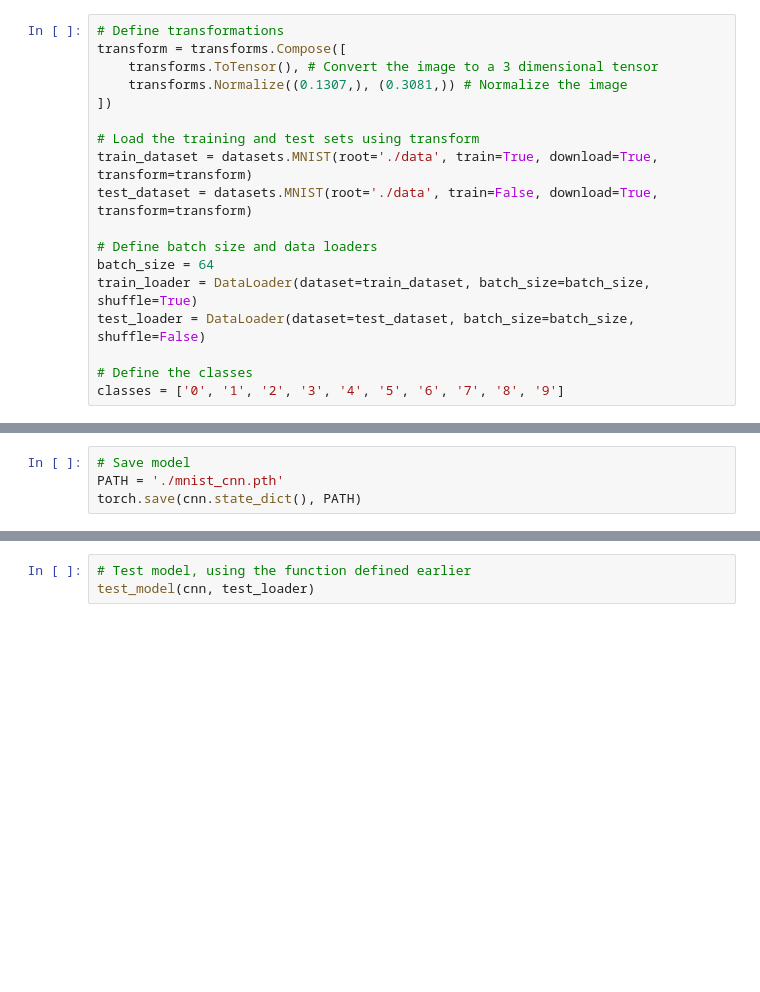
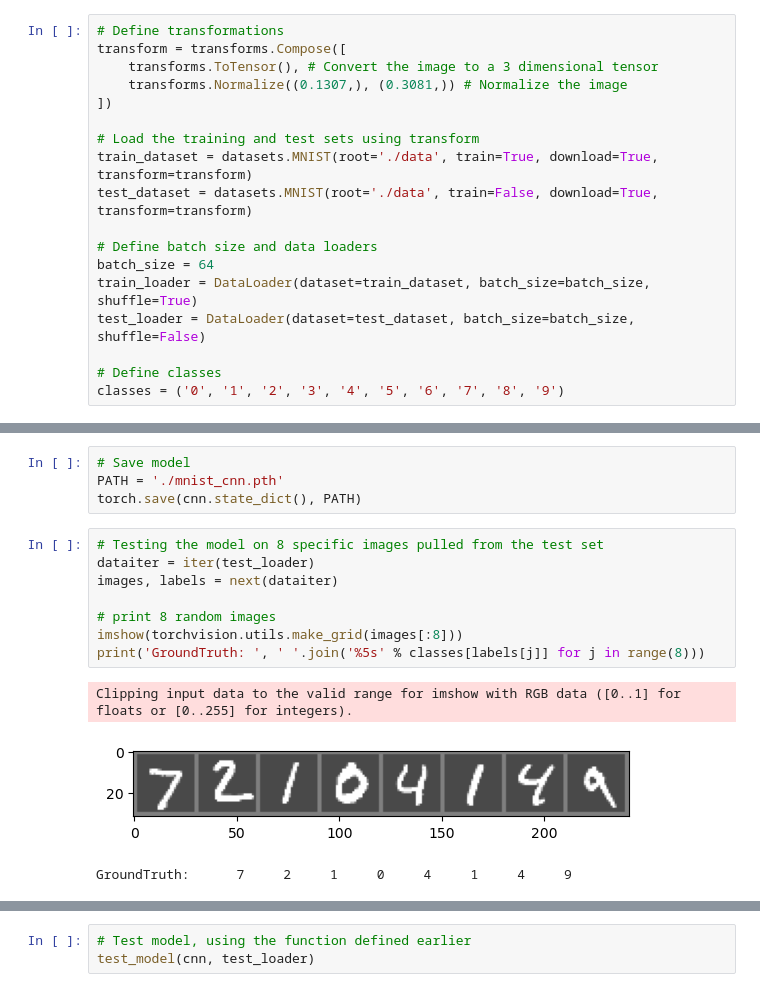
Before and after one commit to ohovey1/mnist_image_classification, a Jupyter notebook: model.ipynb, the cells around one changed output, grey strips where cells are left out. Saved outputs shown, nothing was run; the diff lists cells and outputs as text; blank space fills up the shorter version.

```diff
--- a/model.ipynb
+++ b/model.ipynb
@@ -40,8 +40,8 @@ batch_size = 64
 train_loader = DataLoader(dataset=train_dataset, batch_size=batch_size, shuffle=True)
 test_loader = DataLoader(dataset=test_dataset, batch_size=batch_size, shuffle=False)
 
-# Define the classes
-classes = ['0', '1', '2', '3', '4', '5', '6', '7', '8', '9']
+# Define classes
+classes = ('0', '1', '2', '3', '4', '5', '6', '7', '8', '9')
 # %% [markdown]
 Showing some of the training images
 # %%
@@ -245,3 +245,15 @@ Epoch [5/5], Loss: 0.0198
 # Save model
 PATH = './mnist_cnn.pth'
 torch.save(cnn.state_dict(), PATH)
+# %%
+# Testing the model on 8 specific images pulled from the test set
+dataiter = iter(test_loader)
+images, labels = next(dataiter)
+
+# print 8 random images
+imshow(torchvision.utils.make_grid(images[:8]))
+print('GroundTruth: ', ' '.join('%5s' % classes[labels[j]] for j in range(8)))
+# %% [output]
+Clipping input data to the valid range for imshow with RGB data ([0..1] for floats or [0..255] for integers).
+[figure, added]
+GroundTruth:      7     2     1     0     4     1     4     9
```
Also changed, not shown: parts of 3 cells of this notebook.
